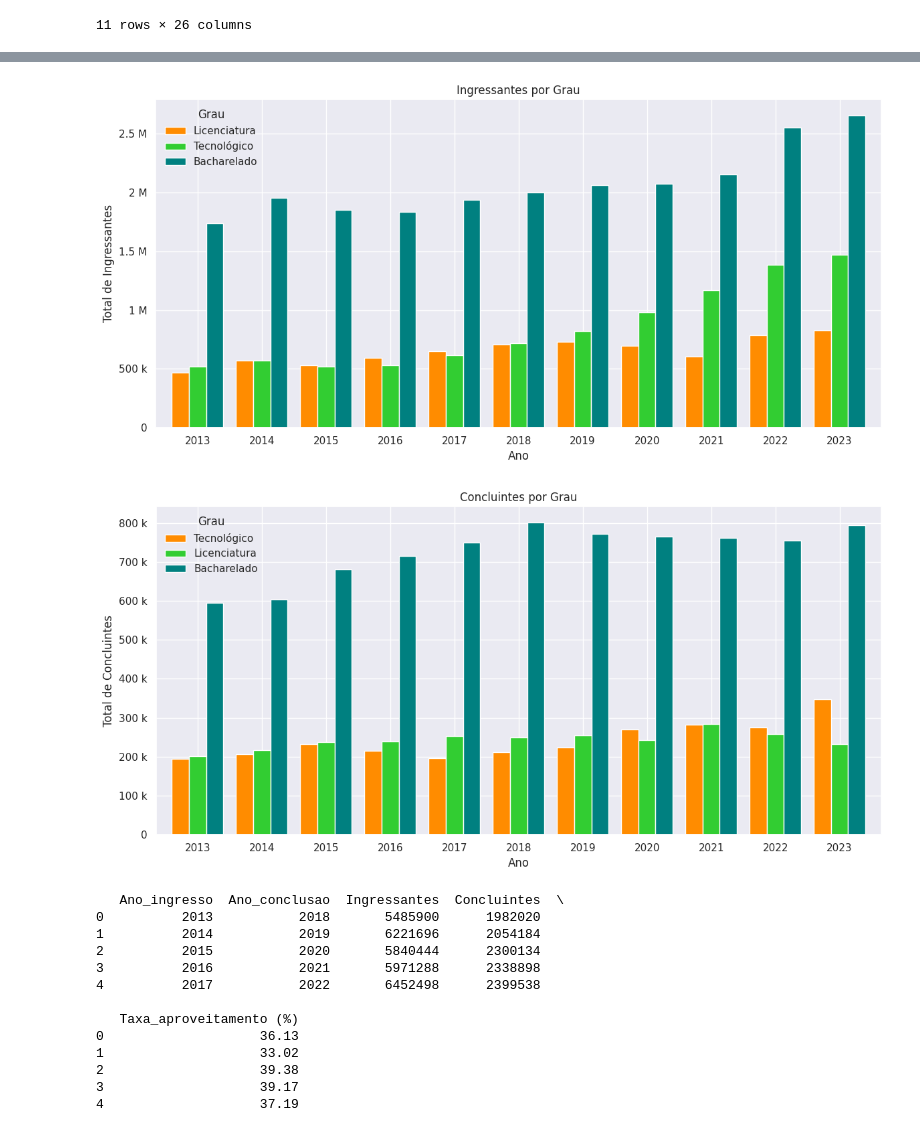
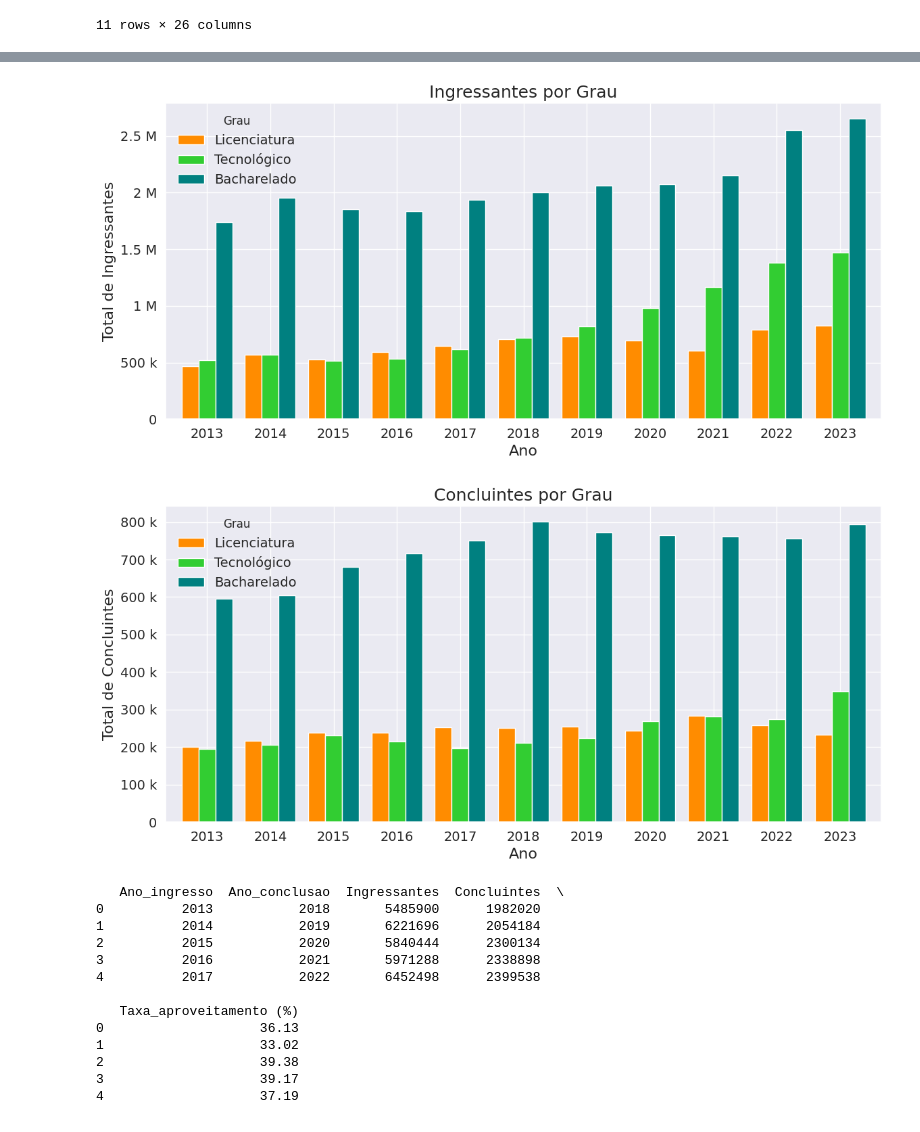
Before and after one commit to MuriloBarros304/censo-graduacao-br, a Jupyter notebook: analise-dados.ipynb, the cells around one changed output, grey strips where cells are left out. Drawn from its saved outputs; the diff is of its cells as text; code cells hidden in the pictures.

```diff
--- a/analise-dados.ipynb
+++ b/analise-dados.ipynb
@@ -9,6 +9,15 @@ import numpy as np
 import seaborn as sns
 # %%
 sns.set(rc={'figure.figsize':(11.7,7.27)})
+plt.rcParams.update({
+    'font.size': 16,          # tamanho geral
+    'axes.titlesize': 18,     # título dos subgráficos
+    'axes.labelsize': 16,     # rótulos dos eixos
+    'xtick.labelsize': 14,    # rótulo do eixo x
+    'ytick.labelsize': 14,    # rótulo do eixo y
+    'legend.fontsize': 14,    # legenda
+    'figure.titlesize': 16    # título principal do gráfico
+})
 # %% [markdown]
 Importando a tabela
 # %%
@@ -24,11 +34,28 @@ df_concluintes = df_concluintes.drop(61)
 # %%
 
 df_concluintes.columns=[
-    'Ano',	'Grau',	'Total geral',	'Total geral publica',	'Total geral federal',	'Total geral estadual',	'Total geral municipal',	'Total geral privada',	'Total geral com fins',	'Total geral sem fins',	'Total presencial',	'Total presencial publica',	'Total presencial federal',	'Total presencial estadual',	'Total presencial municipal',	'Total presencial privada',	'Total presencial com fins',	'Total presencial sem fins',	'Total geral remota',	'Total remota publica',	'Total remota  federal',	'Total remota estadual',	'Total remota municipal',	'Total remota privada',	'Total remota com fins',	'Total remota sem fins'
+    'Ano', 'Grau', 'Total geral', 'Total geral publica',
+    'Total geral federal',	'Total geral estadual',	'Total geral municipal',
+    'Total geral privada',	'Total geral com fins',	'Total geral sem fins',
+    'Total presencial',	'Total presencial publica',	'Total presencial federal',
+    'Total presencial estadual',	'Total presencial municipal',
+    'Total presencial privada',	'Total presencial com fins',
+    'Total presencial sem fins',	'Total geral remota',
+    'Total remota publica',	'Total remota  federal',
+    'Total remota estadual',	'Total remota municipal','Total remota privada',
+    'Total remota com fins', 'Total remota sem fins'
     ]
 
 df_ingressantes.columns=[
-    'Ano',	'Grau',	'Total geral',	'Total geral publica',	'Total geral federal',	'Total geral estadual',	'Total geral municipal',	'Total geral privada',	'Total geral com fins',	'Total geral sem fins',	'Total presencial',	'Total presencial publica',	'Total presencial federal',	'Total presencial estadual',	'Total presencial municipal',	'Total presencial privada',	'Total presencial com fins',	'Total presencial sem fins',	'Total geral remota',	'Total remota publica',	'Total remota  federal',	'Total remota estadual',	'Total remota municipal',	'Total remota privada',	'Total remota com fins',	'Total remota sem fins'
+    'Ano', 'Grau', 'Total geral', 'Total geral publica', 'Total geral federal',
+    'Total geral estadual',	'Total geral municipal', 'Total geral privada',
+    'Total geral com fins',	'Total geral sem fins',	'Total presencial',	'Total presencial publica',
+    'Total presencial federal',	'Total presencial estadual', 'Total presencial municipal',
+    'Total presencial privada',	'Total presencial com fins', 'Total presencial sem fins',
+    'Total geral remota', 'Total remota publica', 'Total remota  federal',
+    'Total remota estadual', 'Total remota municipal', 'Total remota privada',
+    'Total remota com fins', 'Total remota sem fins'
     ]
 #df_ingressantes.head()
-df_concluintes.head()
+
+# df_concluintes.head()
@@ -386,32 +405,31 @@ plt.xticks(rotation=0)
 plt.tight_layout()
 plt.show()
 # %% [output]
-[figure, old version]
+[figure, new version]
 # %%
 # Remove o grau "Total e não aplicavel"
 df_concluintes_graus = df_concluintes[~df_concluintes['Grau'].isin(['Total'])]
 
 # Pivot: linhas = anos, colunas = graus, valores = total
 df_pivot = df_concluintes_graus.pivot(index='Ano', columns='Grau', values='Total geral').fillna(0)
 
 # Ordena as colunas (graus) pelo total crescente em todos os anos
-ordem_graus = df_pivot.sum().sort_values().index
 df_pivot = df_pivot[ordem_graus]
 
 # Plotagem
 cores = ['darkorange', 'limegreen', 'teal']
 ax = df_pivot.plot(kind='bar', figsize=(12, 6), width=0.8, color=cores)
 
 plt.title('Concluintes por Grau')
 plt.xlabel('Ano')
 plt.ylabel('Total de Concluintes')
 ax.yaxis.set_major_formatter(ticker.EngFormatter(unit=''))
 plt.legend(title='Grau')
 plt.xticks(rotation=0)
 plt.tight_layout()
 plt.show()
 # %% [output]
-[figure, old version]
+[figure, new version]
 # %%
 anos_base = range(2013, 2018)  # Ingressantes de 2013 a 2017
 resultados = []
```
Also changed, not shown: parts of 14 cells of this notebook, 16 other files.
